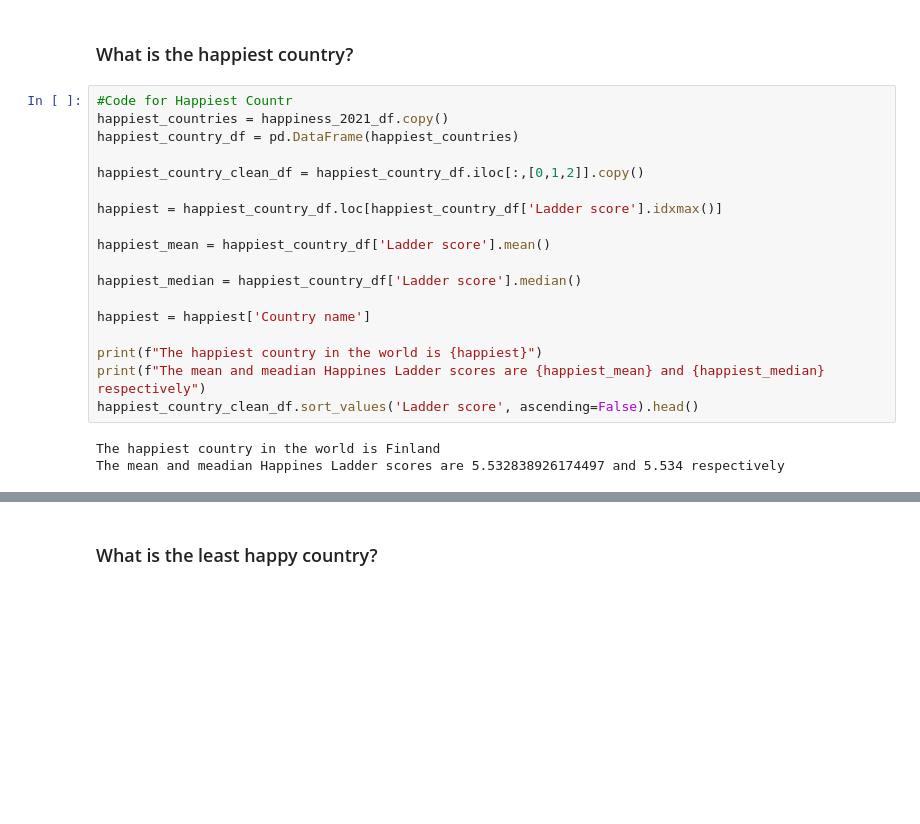
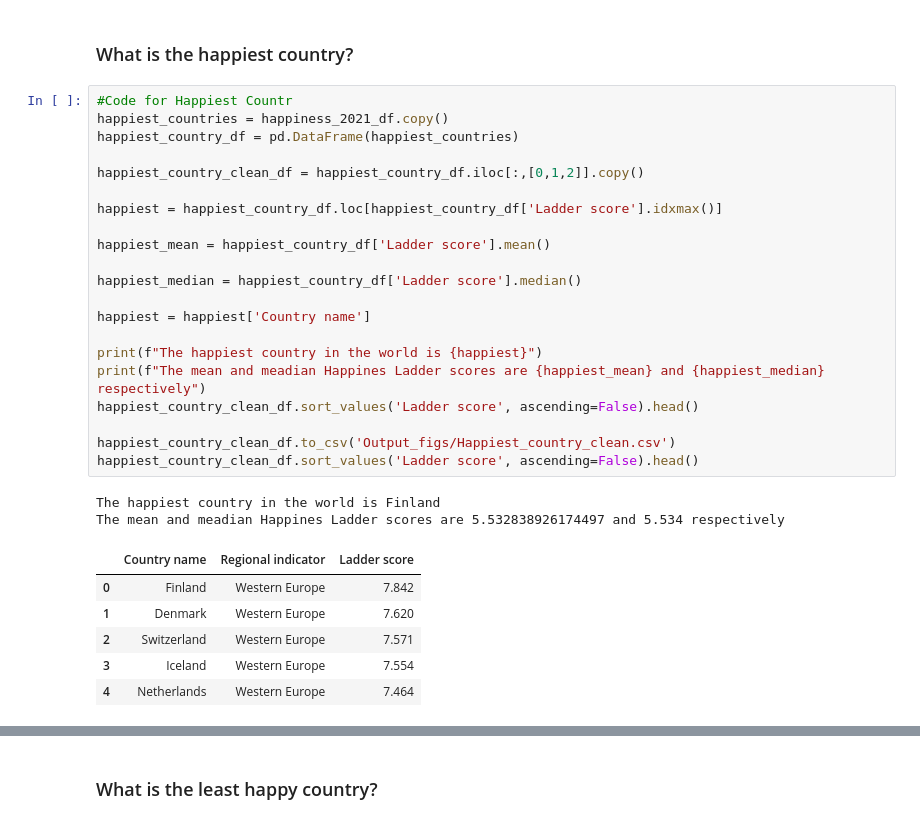
Before and after one commit to Leo-SLC/Project_1, a Jupyter notebook: HappinessResearch.ipynb, the cells around one changed output, grey strips where cells are left out. Saved outputs shown, nothing was run; the diff lists cells and outputs as text; blank space fills up the shorter version.

```diff
--- a/HappinessResearch.ipynb
+++ b/HappinessResearch.ipynb
@@ -66,21 +66,30 @@ happiness_2021_df.head()
 # %%
 #Code for Happiest Countr
 happiest_countries = happiness_2021_df.copy()
 happiest_country_df = pd.DataFrame(happiest_countries)
 
 happiest_country_clean_df = happiest_country_df.iloc[:,[0,1,2]].copy()
 
 happiest = happiest_country_df.loc[happiest_country_df['Ladder score'].idxmax()]
 
 happiest_mean = happiest_country_df['Ladder score'].mean()
 
 happiest_median = happiest_country_df['Ladder score'].median()
 
 happiest = happiest['Country name']
 
 print(f"The happiest country in the world is {happiest}")
 print(f"The mean and meadian Happines Ladder scores are {happiest_mean} and {happiest_median} respectively")
 happiest_country_clean_df.sort_values('Ladder score', ascending=False).head()
+
+happiest_country_clean_df.to_csv('Output_figs/Happiest_country_clean.csv')
+happiest_country_clean_df.sort_values('Ladder score', ascending=False).head()
 # %% [output]
 The happiest country in the world is Finland
 The mean and meadian Happines Ladder scores are 5.532838926174497 and 5.534 respectively
+|  | Country name | Regional indicator | Ladder score |
+| 0 | Finland | Western Europe | 7.842 |
+| 1 | Denmark | Western Europe | 7.620 |
+| 2 | Switzerland | Western Europe | 7.571 |
+| 3 | Iceland | Western Europe | 7.554 |
+| 4 | Netherlands | Western Europe | 7.464 |
```
Also changed, not shown: parts of 2 cells of this notebook, 3 other files.
